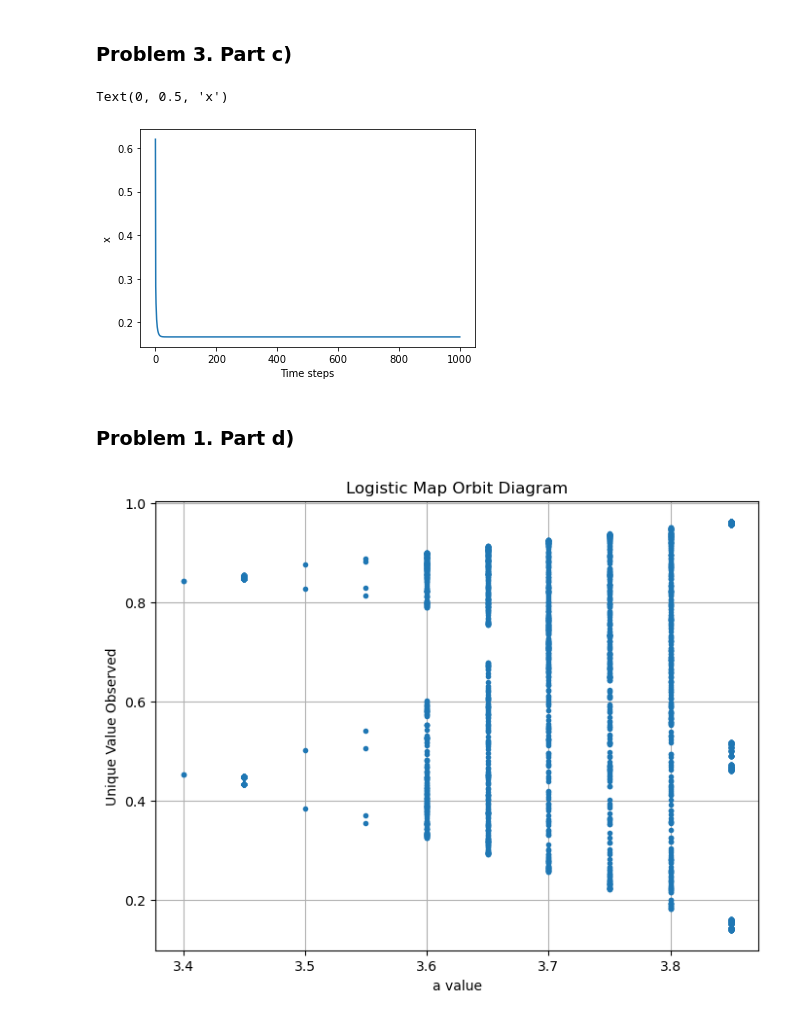
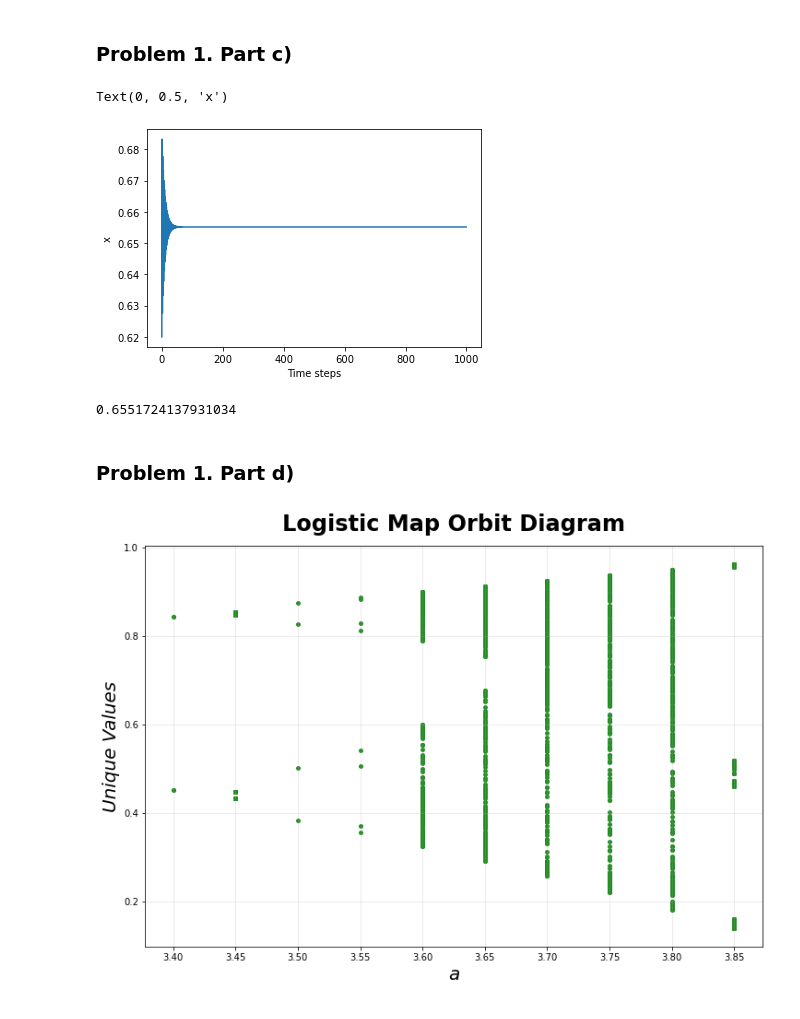
Before and after one commit to Evan-Callaghan/FieldsAcademy-NeuralNetworks, a Jupyter notebook: Assignments/assignment1.ipynb, the cells around one changed output. Saved outputs shown, nothing was run; the diff lists cells and outputs as text; code cells hidden in the pictures.

```diff
--- a/Assignments/assignment1.ipynb
+++ b/Assignments/assignment1.ipynb
@@ -6,9 +7,9 @@ import seaborn as sns
 import matplotlib.pyplot as plt
 # %% [markdown]
-### Problem 3. Part c)
+### Problem 1. Part c)
 # %%
 ## Defining parameters
-a = 1.2; x0 = 0.62; nsteps = 1000;
+a = 2.9; x0 = 0.62; nsteps = 1000;
 
 ## Initializing an array of zeros
 x = np.zeros(nsteps); x[0] = x0;
@@ -21,7 +22,11 @@ for ii in np.arange(1,nsteps):
 plt.plot(x); plt.xlabel('Time steps'); plt.ylabel('x')
 # %% [output]
 Text(0, 0.5, 'x')
-[figure, old version]
+[figure, new version]
+# %%
+(a-1)/a
+# %% [output]
+0.6551724137931034
 # %% [markdown]
 ### Problem 1. Part d)
 # %%
@@ -54,12 +59,13 @@ for i, a in enumerate(a_range):
     res = pd.concat([res, new], ignore_index = True)
 # %%
 ## Plotting res dataframe
-plt.figure(figsize = (8, 6))
-plt.plot('a', 'value', data = res, linestyle = 'none', marker = '.')
-plt.title('Logistic Map Orbit Diagram')
-plt.xlabel('a value')
-plt.ylabel('Unique Value Observed')
-plt.grid()
+plt.figure(figsize = (12, 8))
+plt.scatter(res['a'], res['value'], marker = '.', color = 'forestgreen', s = 60)
+plt.title('Logistic Map Orbit Diagram', size = 24, fontweight = 'semibold', pad = 16)
+plt.xlabel('a', size = 20, style = 'italic')
+plt.ylabel('Unique Values', size = 20, style = 'italic')
+plt.xticks(a_range)
+plt.grid(alpha = 0.3)
 plt.show()
 # %% [output]
-[figure, old version]
+[figure, new version]
```
Also changed, not shown: parts of 16 cells of this notebook.
